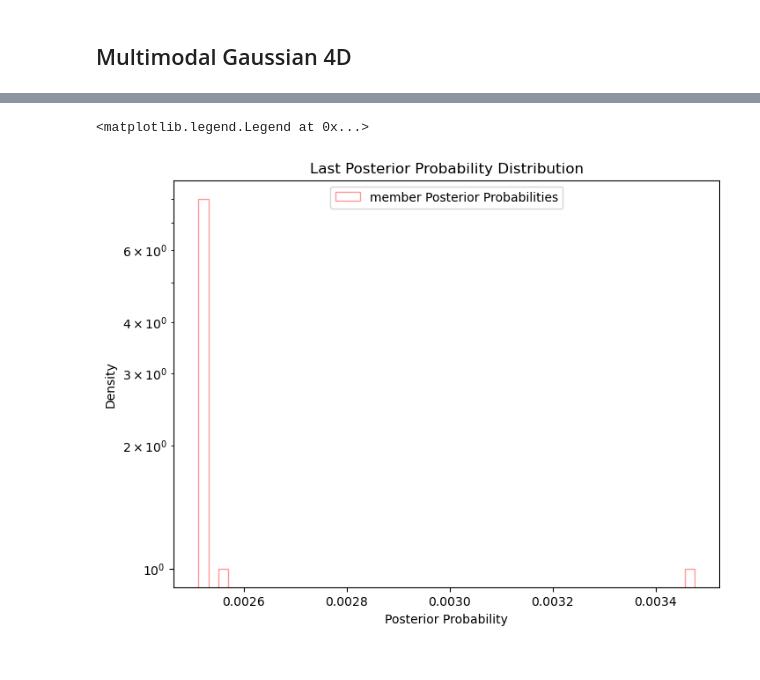
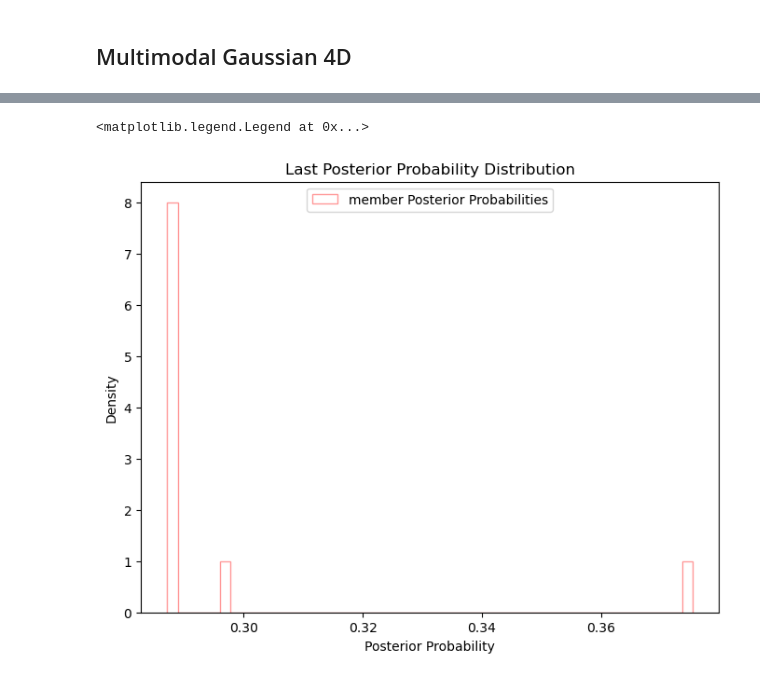
Before and after one commit to marcoboscato/normflow_mac, a Jupyter notebook: NORMFLOW/BimodalGaussian_Figaro4D.ipynb, the cells around one changed output, grey strips where cells are left out. Drawn from its saved outputs; the diff is of its cells as text; code cells hidden in the pictures.

Commit message:
created example plots

```diff
--- a/NORMFLOW/BimodalGaussian_Figaro4D.ipynb
+++ b/NORMFLOW/BimodalGaussian_Figaro4D.ipynb
@@ -12,7 +12,7 @@ from scipy.stats import multivariate_normal
 # %%
 # IMPORT Z SPACE DATA
 
-catalog_name = 'SextansInDraco'
+catalog_name = 'SextansInSextans'
 
 path = catalog_name+'_8deg/'
 savepath = path+'Figaro_outputs/'
@@ -246,7 +246,7 @@ ax[1].scatter(z_test_cut['Xi'], z_test_cut['Xn'], s=0.5)
 non_members = z_test[z_test['source_id'] != 42]
 
 # Select 40,000 rows to drop
-rows_to_drop = non_members.sample(n=41000, random_state=42).index
+rows_to_drop = non_members.sample(n=50000, random_state=42).index
 
 # Drop the selected rows
 z_test_cut = z_test.drop(index=rows_to_drop).reset_index(drop=True)
@@ -1081,20 +1078,20 @@ z_test_BMG1['last_memb_posterior_prob'] = pB_full_posterior[:,-1]
 # %%
 ## Check all posterior for the first stars
 
 fig, ax = plt.subplots(1, figsize=(8, 6))
 
 ax.hist(pB_full_posterior[2000], bins=50, density=False, alpha=0.4, fill=False, histtype='step', color='red', label='member Posterior Probabilities')
 #ax.hist(pS_full_posterior[0], bins=50, density=False, alpha=0.1, fill=True, histtype='step', color='blue', label='contaminat Posterior Probabilities')
 ax.set_xlabel('Posterior Probability')
 ax.set_ylabel('Density')
-ax.set_yscale('log')
+#ax.set_yscale('log')
 ax.set_title('Last Posterior Probability Distribution')
 ax.legend(loc='upper center')
 
 #fig.savefig(savepath+catalog_name+'_prob_hist.png', dpi=300)
 # %% [output]
 <matplotlib.legend.Legend at 0x...>
-[figure, old version]
+[figure, new version]
 # %%
 z_test_BMG1.head(30)
 # %% [output]
```
Also changed, not shown: parts of 19 cells of this notebook, 31 other files.
